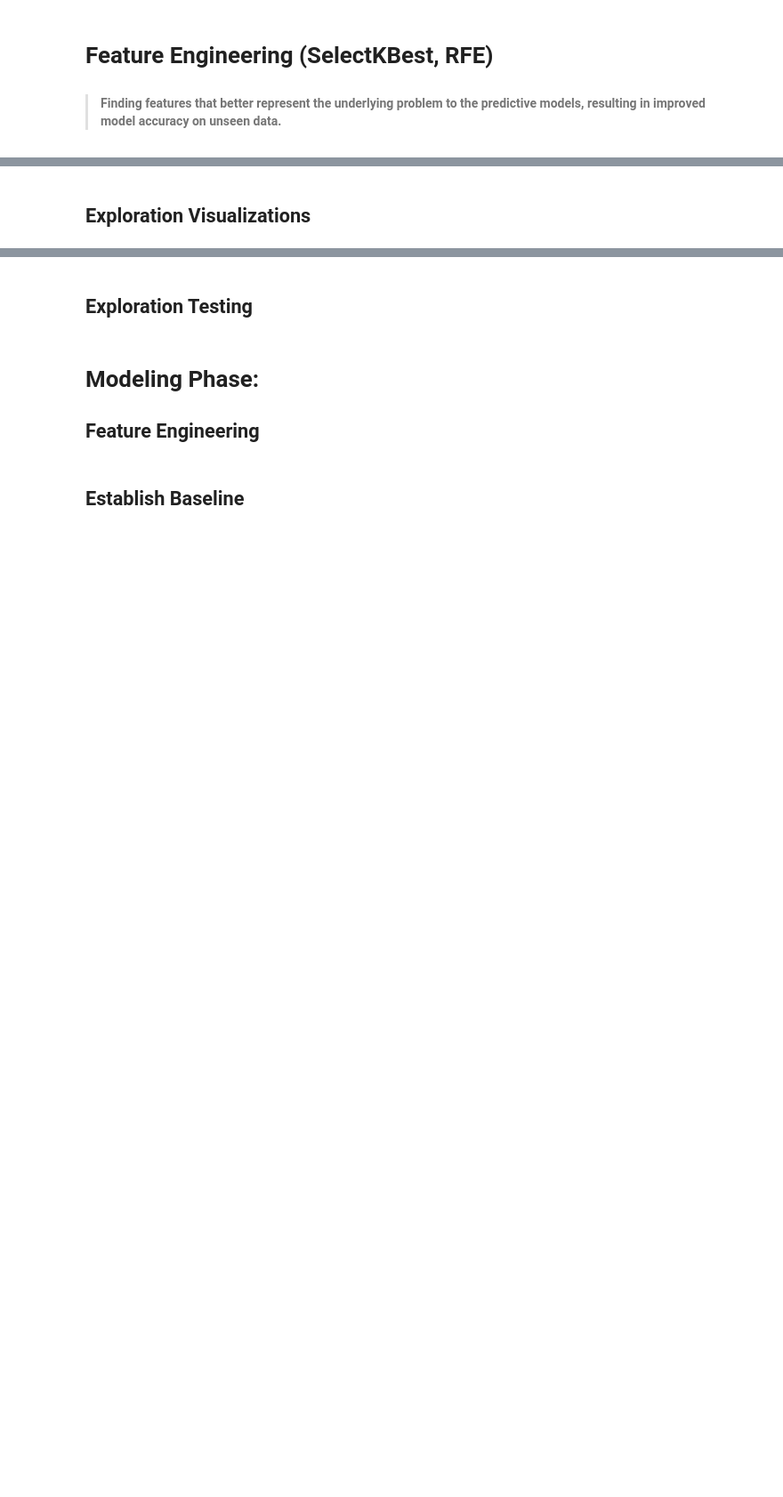
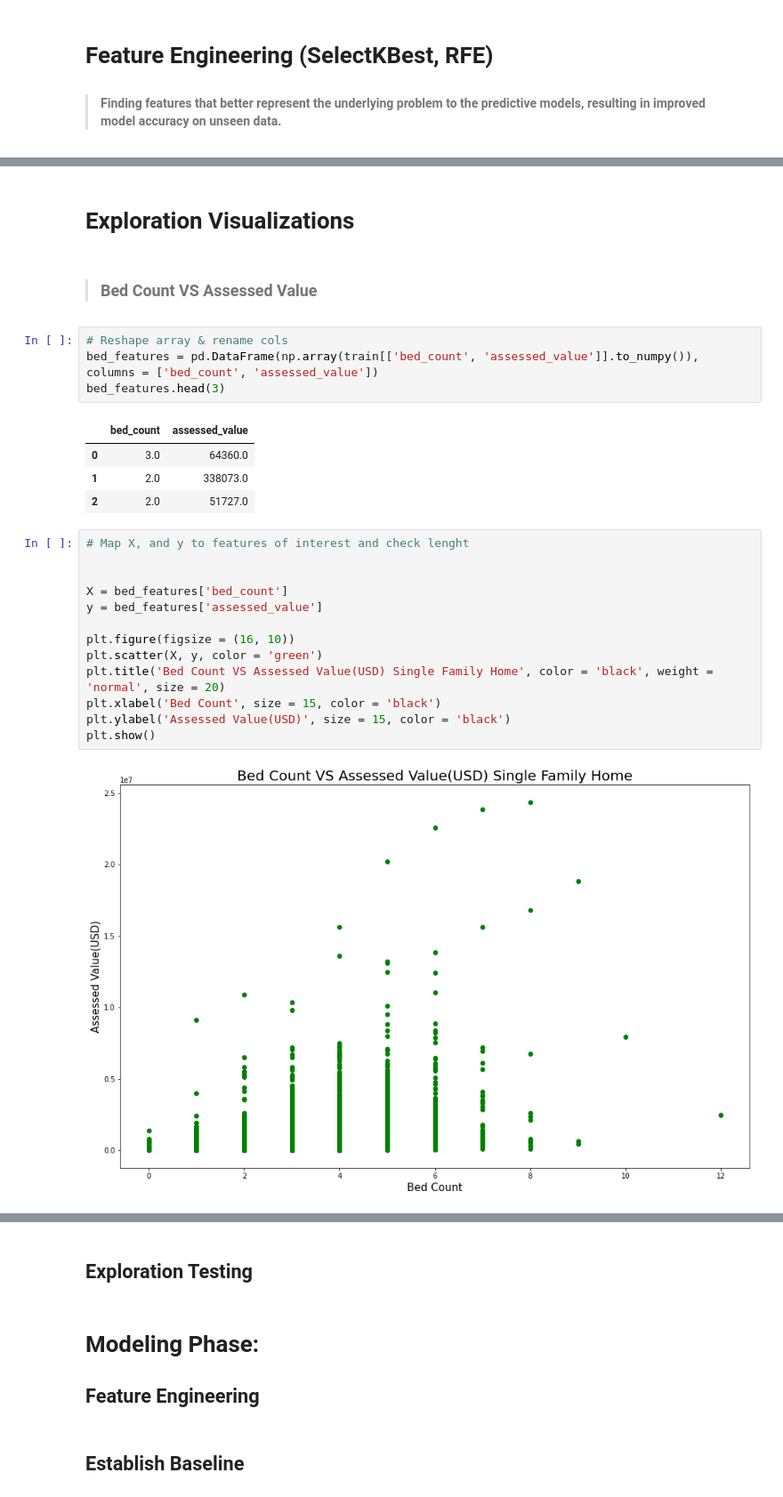
Before and after one commit to stephenkipkurui/regression-project, a Jupyter notebook: zillow_workspace.ipynb, the cells around one changed output, grey strips where cells are left out. Shown: that part at 89% size. Cells and saved outputs as stored; diff of their text form; blank space fills up the shorter version.

```diff
--- a/zillow_workspace.ipynb
+++ b/zillow_workspace.ipynb
@@ -504,2 +647,28 @@ H0 = 'The assessed home value based of the three locations are all equal'
 # %% [markdown]
-##  Exploration Visualizations
+#  Exploration Visualizations
+# %% [markdown]
+> ### Bed Count VS Assessed Value
+# %%
+# Reshape array & rename cols
+bed_features = pd.DataFrame(np.array(train[['bed_count', 'assessed_value']].to_numpy()), columns = ['bed_count', 'assessed_value'])
+bed_features.head(3)
+# %% [output]
+|  | bed_count | assessed_value |
+| 0 | 3.0 | 64360.0 |
+| 1 | 2.0 | 338073.0 |
+| 2 | 2.0 | 51727.0 |
+# %%
+# Map X, and y to features of interest and check lenght
+
+
+X = bed_features['bed_count']
+y = bed_features['assessed_value']
+
+plt.figure(figsize = (16, 10))
+plt.scatter(X, y, color = 'green')
+plt.title('Bed Count VS Assessed Value(USD) Single Family Home', color = 'black', weight = 'normal', size = 20)
+plt.xlabel('Bed Count', size = 15, color = 'black')
+plt.ylabel('Assessed Value(USD)', size = 15, color = 'black')
+plt.show()
+# %% [output]
+[figure, added]
```
Also changed, not shown: parts of 33 cells of this notebook.
